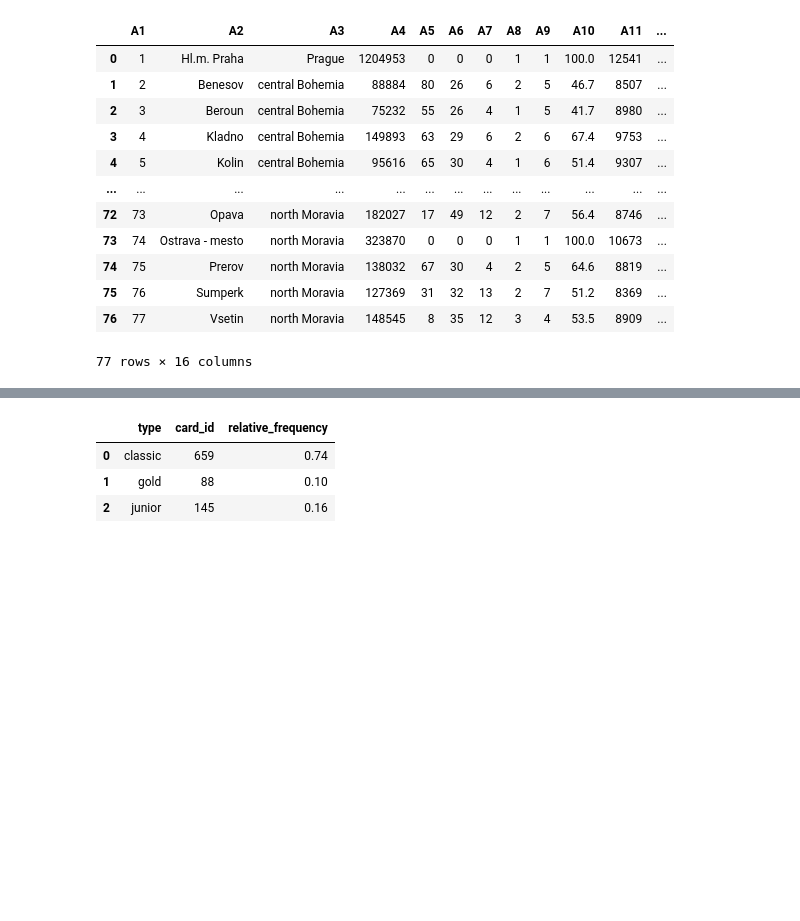
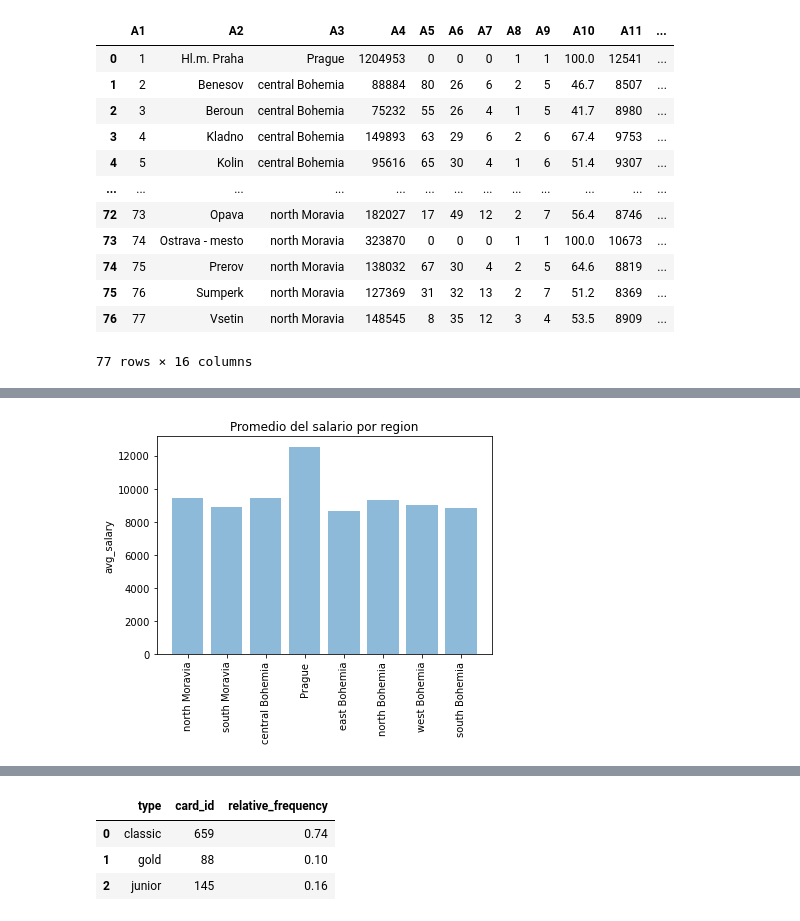
Before and after one commit to mangekyo443556/berka_bank, a Jupyter notebook: berka_bank.ipynb, the cells around one changed output, grey strips where cells are left out. Cells and saved outputs as stored; diff of their text form; code cells hidden in the pictures; blank space fills up the shorter version.

```diff
--- a/berka_bank.ipynb
+++ b/berka_bank.ipynb
@@ -60,0 +72,8 @@ df_account.merge(df_district, left_on = 'district_id', right_on='A1', how = 'lef
+# %%
+plt.bar(df_avg_accounts.A3.tolist(), df_avg_accounts.avg_salary.tolist(), align='center', alpha=0.5)
+plt.ylabel('avg_salary')
+plt.title('Promedio del salario por region')
+plt.xticks(rotation=90)
+plt.show()
+# %% [output]
+[figure, added]
```
Also changed, not shown: parts of 8 cells of this notebook.
